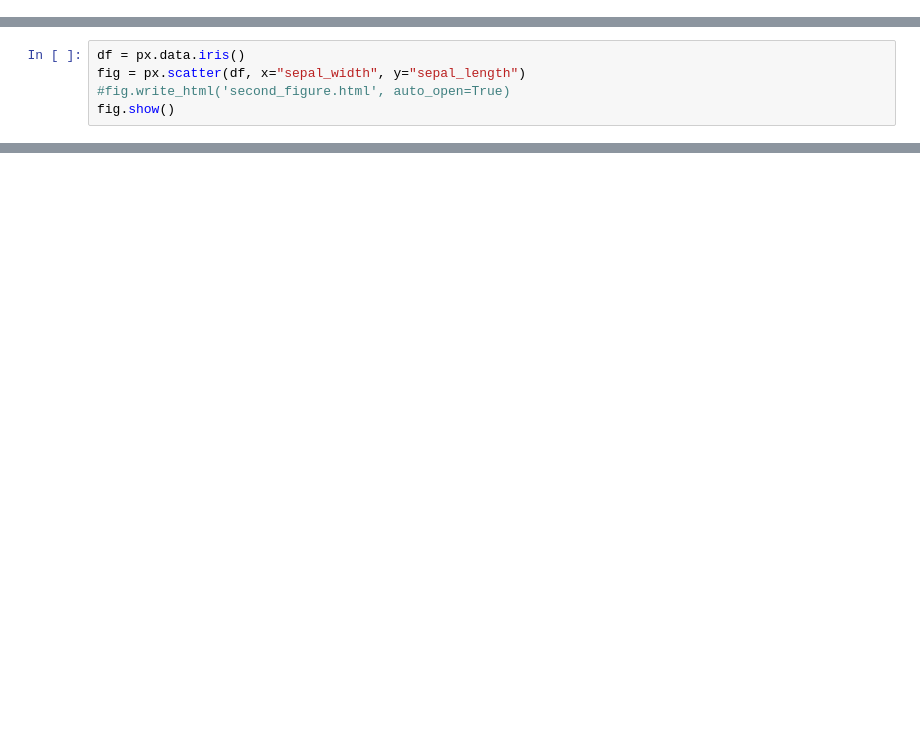
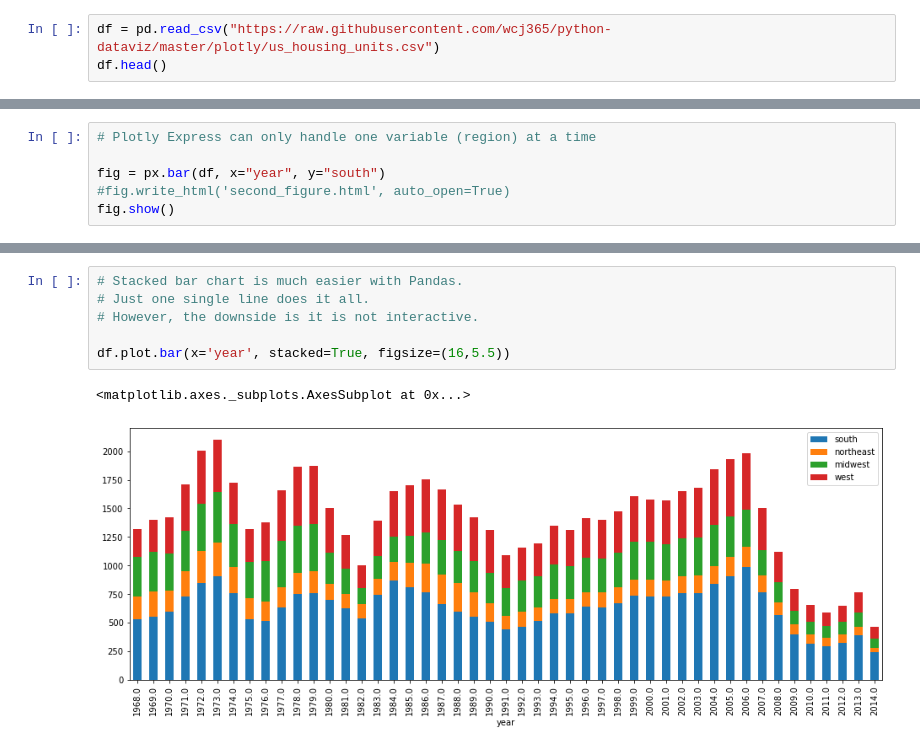
Before and after one commit to wcj365/python-dataviz, a Jupyter notebook: plotly/plotly-bar.ipynb, the cells around one changed output, grey strips where cells are left out. Cells and saved outputs as stored; diff of their text form; blank space fills up the shorter version.

```diff
--- a/plotly/plotly-bar.ipynb
+++ b/plotly/plotly-bar.ipynb
@@ -14,0 +10,3 @@ fig.show()
+# %%
+df = pd.read_csv("https://raw.githubusercontent.com/wcj365/python-dataviz/master/plotly/us_housing_units.csv")
+df.head()
@@ -15,6 +20,7 @@ fig.show()
 # %%
-df = px.data.iris()
-fig = px.scatter(df, x="sepal_width", y="sepal_length")
+# Plotly Express can only handle one variable (region) at a time
+
+fig = px.bar(df, x="year", y="south")
 #fig.write_html('second_figure.html', auto_open=True)
 fig.show()
 # %% [output]
@@ -21,0 +55,9 @@ fig.show()
+# %%
+# Stacked bar chart is much easier with Pandas.
+# Just one single line does it all.
+# However, the downside is it is not interactive.
+
+df.plot.bar(x='year', stacked=True, figsize=(16,5.5))
+# %% [output]
+<matplotlib.axes._subplots.AxesSubplot at 0x...>
+[figure, added]
```
Also changed, not shown: parts of 6 cells of this notebook.
